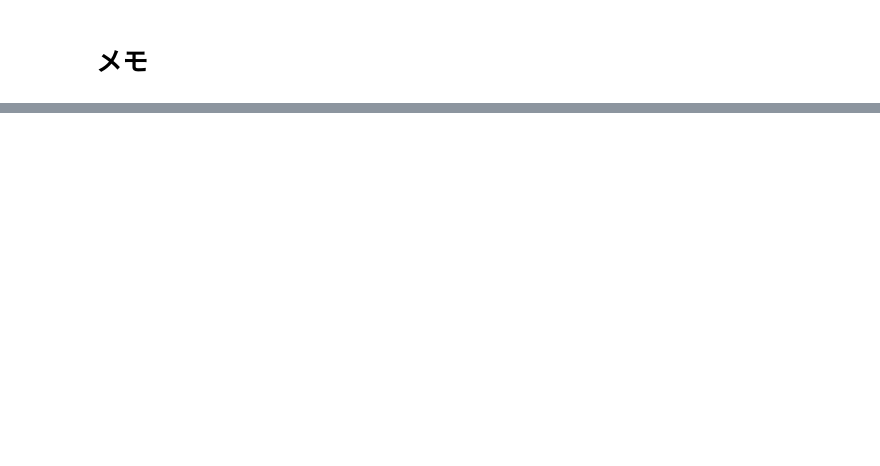
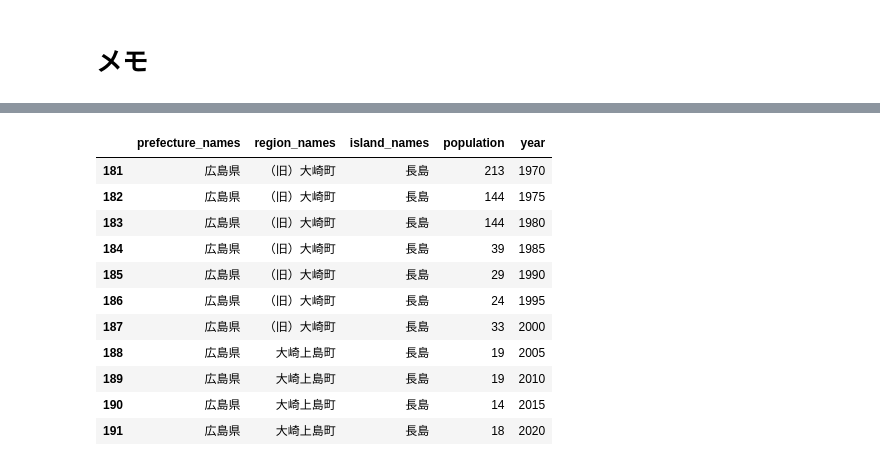
Before and after one commit to Keisei-Akiya/bridge-straw-effects, a Jupyter notebook: src/analysis/script.ipynb, the cells around one changed output, grey strips where cells are left out. Saved outputs shown, nothing was run; the diff lists cells and outputs as text; code cells hidden in the pictures; blank space fills up the shorter version.

```diff
--- a/src/analysis/script.ipynb
+++ b/src/analysis/script.ipynb
@@ -19,0 +26,16 @@ plt.plot(x, y)
+# %%
+bridge_year = 1987
+df.query(f'bridge_year == {bridge_year}')[['prefecture_names', 'region_names', 'island_names', 'population', 'year']]
+# %% [output]
+|  | prefecture_names | region_names | island_names | population | year |
+| 181 | 広島県 | （旧）大崎町 | 長島 | 213 | 1970 |
+| 182 | 広島県 | （旧）大崎町 | 長島 | 144 | 1975 |
+| 183 | 広島県 | （旧）大崎町 | 長島 | 144 | 1980 |
+| 184 | 広島県 | （旧）大崎町 | 長島 | 39 | 1985 |
+| 185 | 広島県 | （旧）大崎町 | 長島 | 29 | 1990 |
+| 186 | 広島県 | （旧）大崎町 | 長島 | 24 | 1995 |
+| 187 | 広島県 | （旧）大崎町 | 長島 | 33 | 2000 |
+| 188 | 広島県 | 大崎上島町 | 長島 | 19 | 2005 |
+| 189 | 広島県 | 大崎上島町 | 長島 | 19 | 2010 |
+| 190 | 広島県 | 大崎上島町 | 長島 | 14 | 2015 |
+| 191 | 広島県 | 大崎上島町 | 長島 | 18 | 2020 |
```
Also changed, not shown: parts of 2 cells of this notebook, 3 other files.
